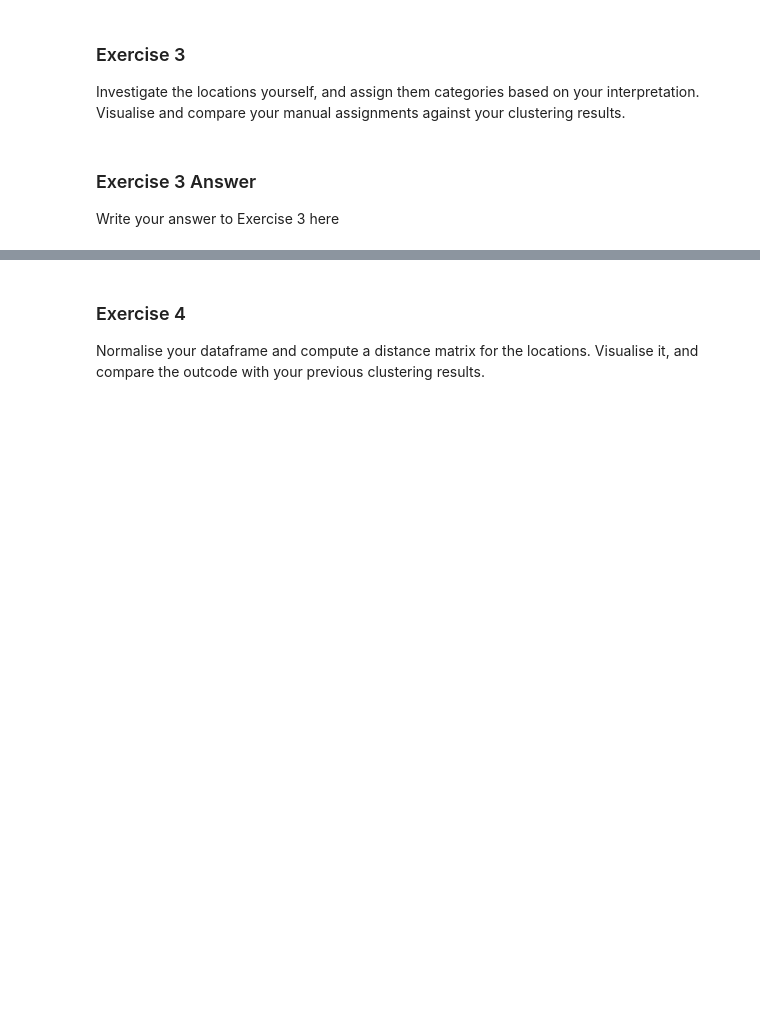
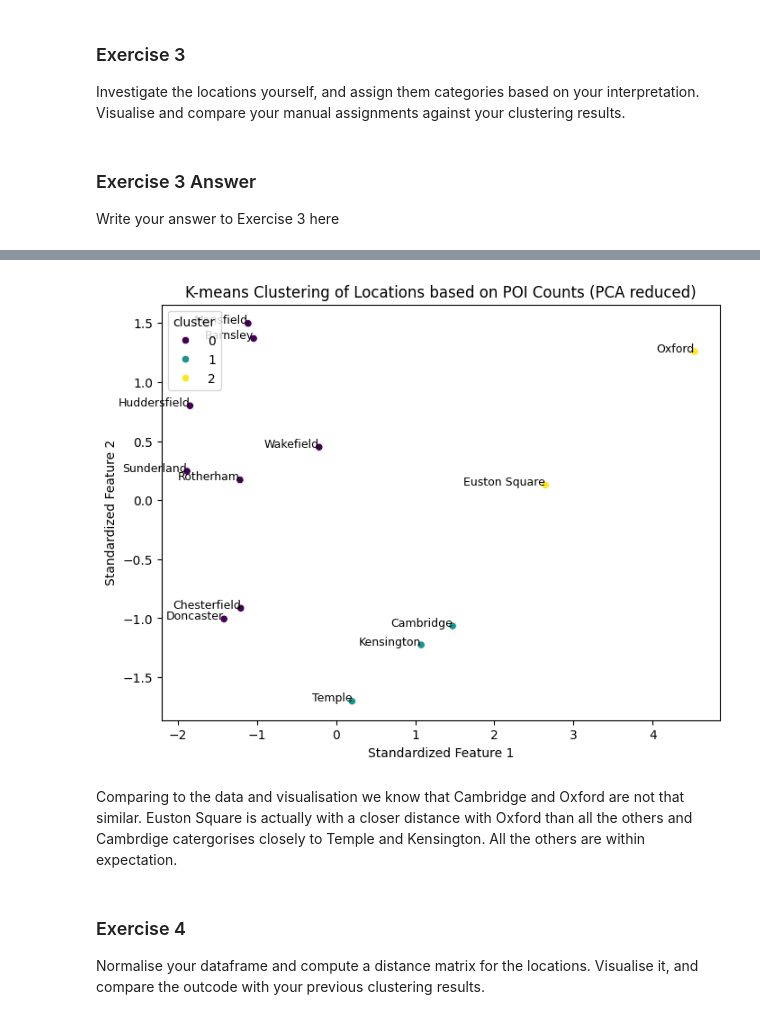
Before and after one commit to TomChen1501/CST, a Jupyter notebook: _notebooks/02-access-assess-geospatial.ipynb, the cells around one changed output, grey strips where cells are left out. Cells and saved outputs as stored; diff of their text form; code cells hidden in the pictures; blank space fills up the shorter version.

```diff
--- a/_notebooks/02-access-assess-geospatial.ipynb
+++ b/_notebooks/02-access-assess-geospatial.ipynb
@@ -384,0 +532,9 @@ Write your answer to Exercise 1 here
+# %%
+results = []
+for location_name, (latitude, longitude) in locations_dict.items():
+  counts = count_pois_near_coordinates(latitude, longitude, tags)
+  # add the location name so we can see it easier
+  counts['location'] = location_name
+  results.append(counts)
+pois_df = pd.DataFrame(results)
+print(pois_df)
@@ -395,0 +565,16 @@ Write your answer to Exercise 2 here
+# %%
+from sklearn.preprocessing import StandardScaler
+from sklearn.cluster import KMeans
+
+location_names = pois_df.pop("location")
+
+# standardization
+scaler = StandardScaler()
+pois_scaled = scaler.fit_transform(pois_df)
+
+# Apply k-means algorithm
+kmeans = KMeans(n_clusters=3, random_state=0)
+pois_df['cluster'] = kmeans.fit_predict(pois_scaled)
+
+pois_df['location'] = location_names
+print(pois_df[['location','cluster']])
@@ -408,3 +612,27 @@ Write your answer to Exercise 3 here
+# %%
+# Visualization
+import matplotlib.pyplot as plt
+import seaborn as sns
+# Using Principal component analysis for dimensionality reduction
+from sklearn.decomposition import PCA
+
+pca = PCA(n_components=2)
+pois_pca = pca.fit_transform(pois_scaled)
+
+plt.figure(figsize=(8, 6))
+sns.scatterplot(x=pois_pca[:, 0], y=pois_pca[:, 1], hue=pois_df['cluster'], palette="viridis")
+plt.title("K-means Clustering of Locations based on POI Counts (PCA reduced)")
+plt.xlabel("Standardized Feature 1")
+plt.ylabel("Standardized Feature 2")
+
+for i, city in enumerate(location_names):
+    plt.text(pois_pca[i, 0], pois_pca[i, 1], city, fontsize=9, ha='right')
+
+plt.show()
+# %% [output]
+[figure, added]
+# %% [markdown]
+Comparing to the data and visualisation we know that Cambridge and Oxford are not that similar. Euston Square is actually with a closer distance with Oxford than all the others and Cambrdige catergorises closely to Temple and Kensington. All the others are within expectation.
 # %% [markdown]
 ### Exercise 4
 
```
Also changed, not shown: parts of 27 cells of this notebook.
